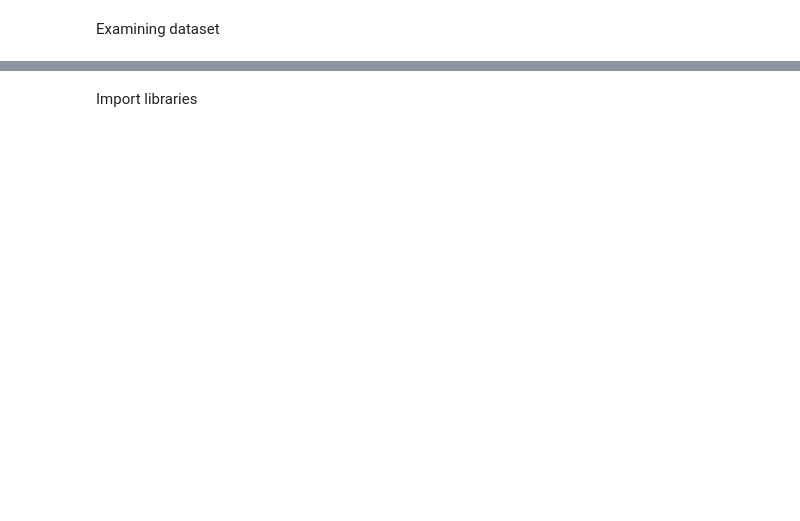
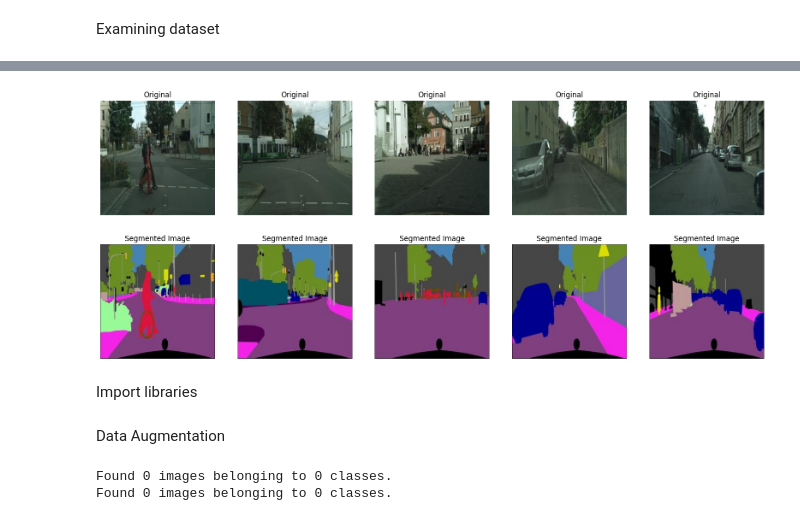
Before and after one commit to Jaime-prog/SpaceCitySplits, a Jupyter notebook: Image_Segmentation_City.ipynb, the cells around one changed output, grey strips where cells are left out. Cells and saved outputs as stored; diff of their text form; code cells hidden in the pictures; blank space fills up the shorter version.

```diff
--- a/Image_Segmentation_City.ipynb
+++ b/Image_Segmentation_City.ipynb
@@ -20,2 +50,32 @@ Examining dataset
+# %%
+import random
+import matplotlib.pyplot as plt
+import matplotlib.image as mpimg
+
+# Get a list of all image file paths in the train_dir
+image_files = glob(os.path.join(train_dir, '*.jpg'))
+
+# Select 5 random images
+random_images = random.sample(image_files, 5)
+
+# Display the selected images
+fig, axes = plt.subplots(2, 5, figsize=(20, 8))
+for i, image_path in enumerate(random_images):
+    img = mpimg.imread(image_path)
+    original_img, segmented_img = np.hsplit(img, 2)  # Split the image into two halves
+
+    # Show the original image
+    axes[0, i].imshow(original_img)
+    axes[0, i].axis('off')
+    axes[0, i].set_title('Original')
+
+    # Show the segmented image
+    axes[1, i].imshow(segmented_img)
+    axes[1, i].axis('off')
+    axes[1, i].set_title('Segmented Image')
+
+plt.show()
+# %% [output]
+[figure, added]
 # %% [markdown]
 Import libraries
@@ -41,0 +82,35 @@ from keras.callbacks import EarlyStopping, ModelCheckpoint
+# %% [markdown]
+Data Augmentation
+# %%
+from keras.preprocessing.image import ImageDataGenerator
+
+# Define the data augmentation parameters
+train_datagen = ImageDataGenerator(
+    rescale=1./255,
+    rotation_range=20,
+    width_shift_range=0.2,
+    height_shift_range=0.2,
+    shear_range=0.2,
+    zoom_range=0.2,
+    horizontal_flip=True,
+    fill_mode='nearest')
+
+# Load the training data
+train_generator = train_datagen.flow_from_directory(
+        train_dir,
+        target_size=(256, 256),
+        batch_size=32,
+        class_mode=None,
+        seed=42)
+
+# Load the validation data (no augmentation needed)
+val_datagen = ImageDataGenerator(rescale=1./255)
+val_generator = val_datagen.flow_from_directory(
+        test_dir,
+        target_size=(256, 256),
+        batch_size=32,
+        class_mode=None,
+        seed=42)
+# %% [output]
+Found 0 images belonging to 0 classes.
+Found 0 images belonging to 0 classes.
```
Also changed, not shown: parts of 16 cells of this notebook.
